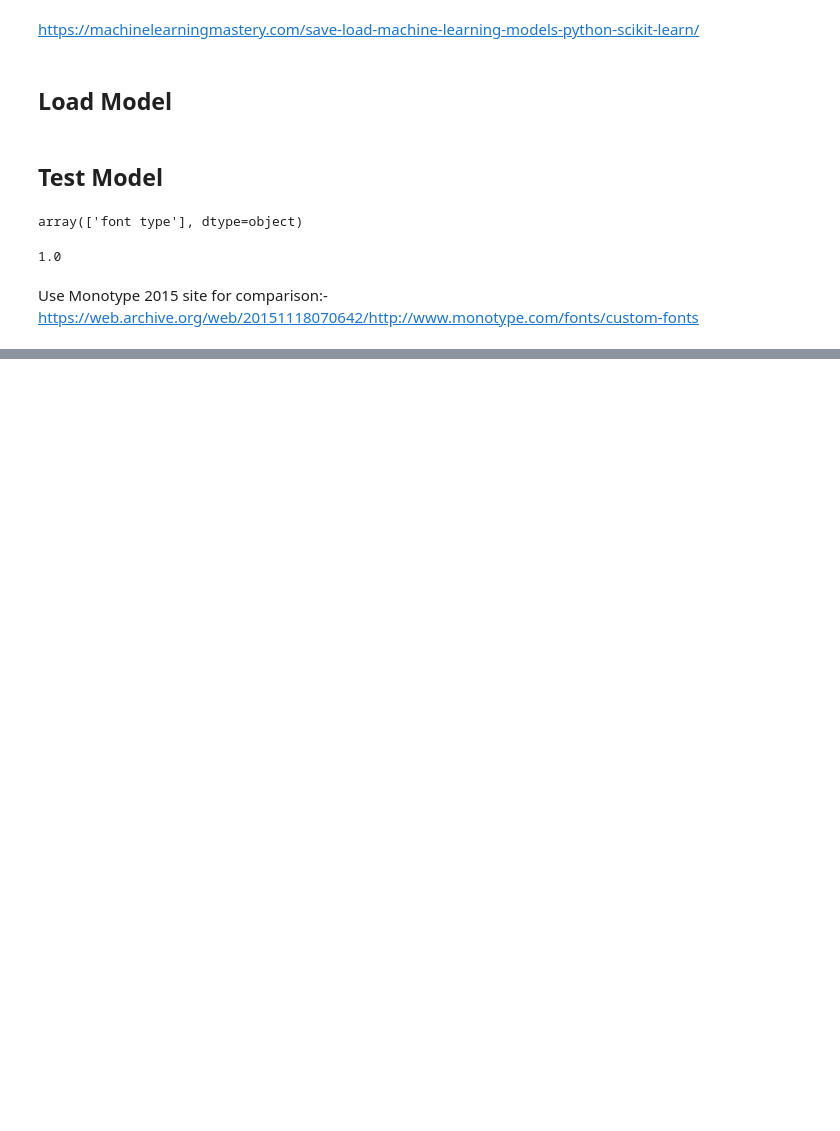
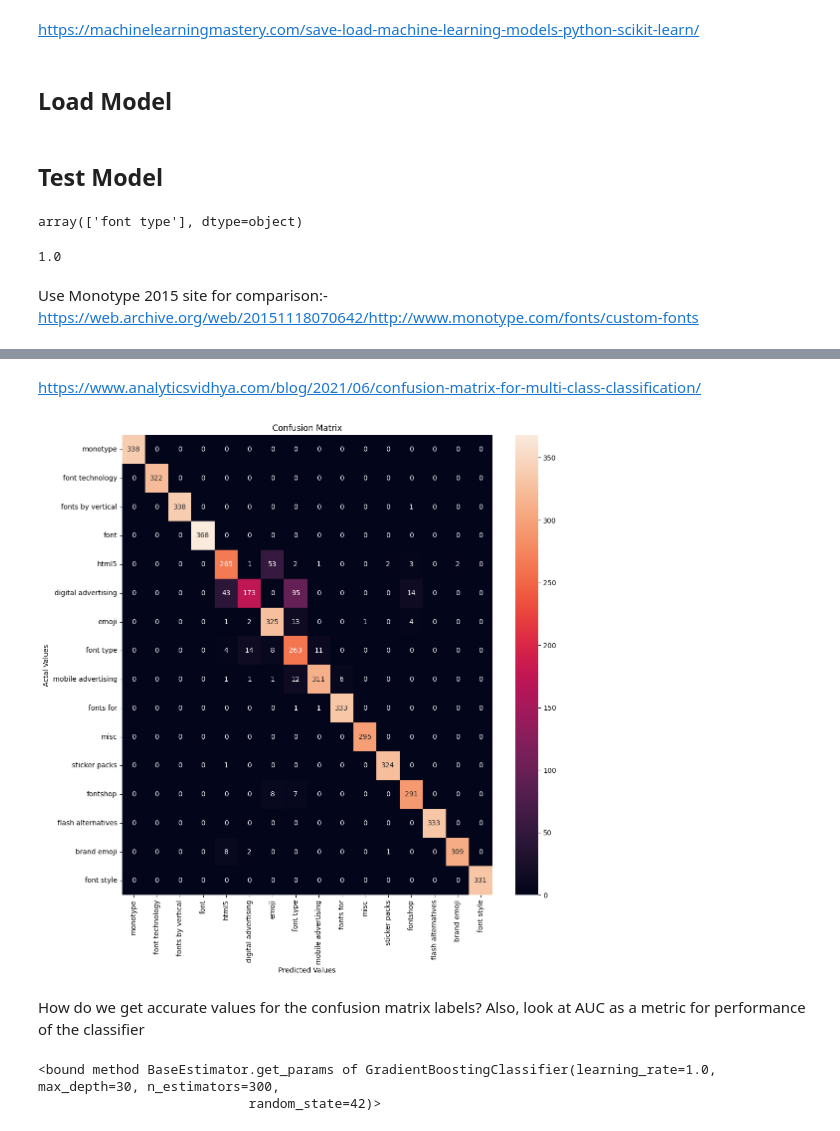
Before and after one commit to sandy-lee/keyword_classifier, a Jupyter notebook: keyword_classifier.ipynb, the cells around one changed output, grey strips where cells are left out. Cells and saved outputs as stored; diff of their text form; code cells hidden in the pictures; blank space fills up the shorter version.

Commit message:
added confusion matrix

```diff
--- a/keyword_classifier.ipynb
+++ b/keyword_classifier.ipynb
@@ -409,3 +393,6 @@ x_test
+# %%
+x_val = vectorizer.transform(X_val)
+x_val = selector.transform(x_val).astype('float32')
 # %% [markdown]
 ## Using a Gradient Boosted Decision Tree as a Baseline
 # %% [markdown]
@@ -463,0 +458,25 @@ Use Monotype 2015 site for comparison:- https://web.archive.org/web/201511180706
+# %%
+y_val_pred = clf.predict(x_val)
+# %%
+conf_matrix = confusion_matrix(y_val, y_val_pred)
+# %%
+conf_matrix_df = pd.DataFrame(conf_matrix, index = item_counts.index, columns = item_counts.index)
+# %% [markdown]
+https://www.analyticsvidhya.com/blog/2021/06/confusion-matrix-for-multi-class-classification/
+# %%
+#Plotting the confusion matrix
+plt.figure(figsize=(12,12))
+sns.heatmap(conf_matrix_df, annot=True, fmt='g')
+plt.title('Confusion Matrix')
+plt.ylabel('Actal Values')
+plt.xlabel('Predicted Values')
+plt.show()
+# %% [output]
+[figure, added]
+# %% [markdown]
+How do we get accurate values for the confusion matrix labels? Also, look at AUC as a metric for performance of the classifier
+# %%
+clf.get_params
+# %% [output]
+<bound method BaseEstimator.get_params of GradientBoostingClassifier(learning_rate=1.0, max_depth=30, n_estimators=300,
+                           random_state=42)>
```
Also changed, not shown: parts of 17 cells of this notebook, 3 other files.
